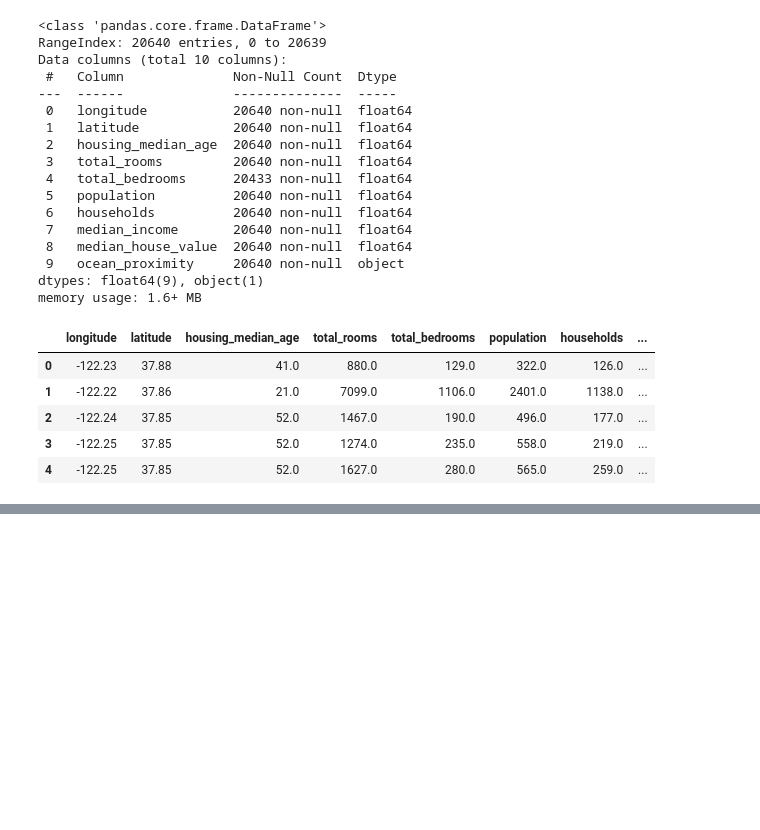
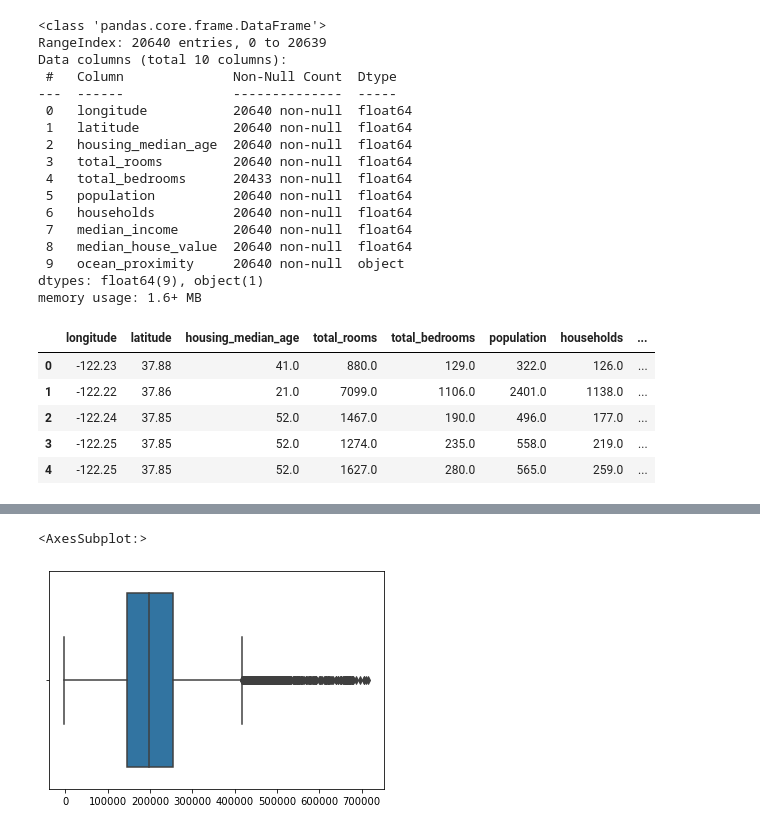
Before and after one commit to tiffany88888/capstone, a Jupyter notebook: capstone.ipynb, the cells around one changed output, grey strips where cells are left out. Saved outputs shown, nothing was run; the diff lists cells and outputs as text; code cells hidden in the pictures; blank space fills up the shorter version.

```diff
--- a/capstone.ipynb
+++ b/capstone.ipynb
@@ -112,0 +304,5 @@ Name: ocean_proximity, dtype: int64
+# %%
+sns.boxplot(predicted)
+# %% [output]
+<AxesSubplot:>
+[figure, added]
```
Also changed, not shown: parts of 48 cells of this notebook.
